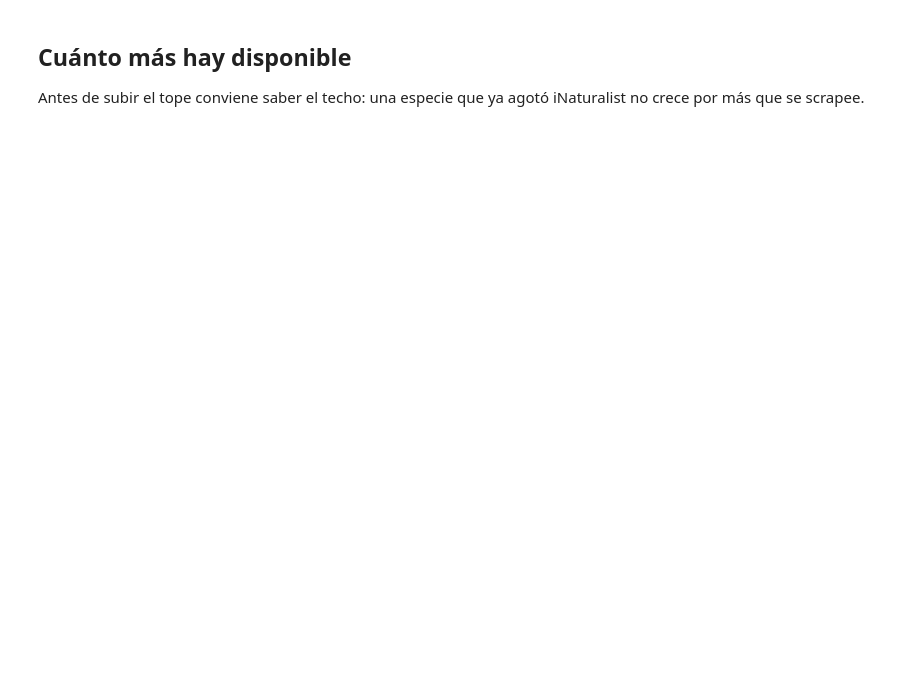
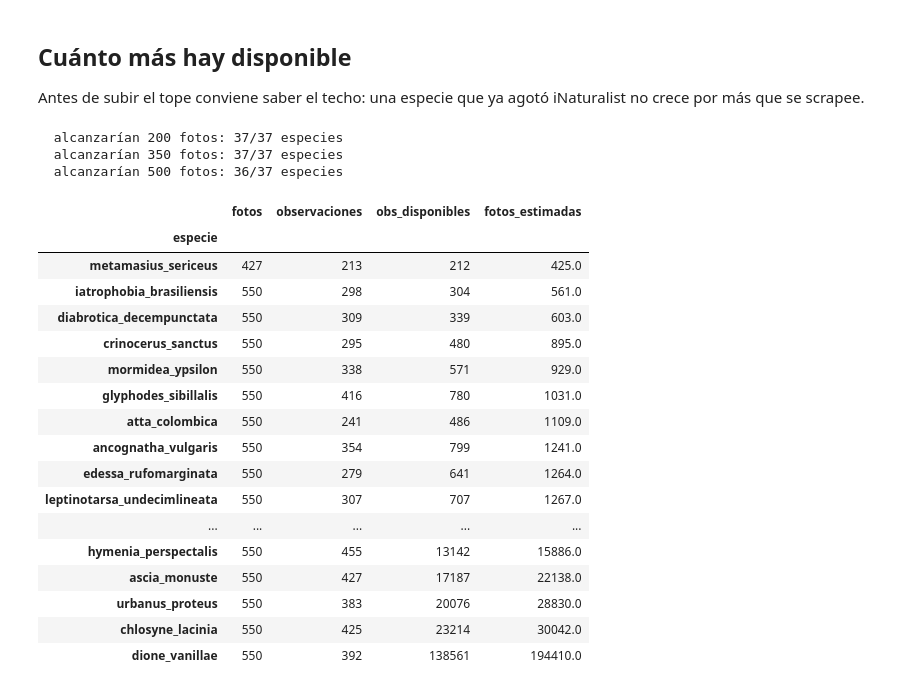
Before and after one commit to santiagoortizc/InsectDataset, a Jupyter notebook: 01_scraping.ipynb, the cells around one changed output. Drawn from its saved outputs; the diff is of its cells as text; code cells hidden in the pictures; blank space fills up the shorter version.

```diff
--- a/01_scraping.ipynb
+++ b/01_scraping.ipynb
@@ -23,8 +23,8 @@ LICENCIAS_OK = set(LICENCIAS.split(","))
 PAUSA = 0.25          # entre descargas de fotos
 PAUSA_API = 1.0       # entre llamadas a la API
 
-POR_ESPECIE = 400
-SOLO_ESPECIES = None          # {"puma_concolor"} para rellenar unas pocas
+POR_ESPECIE = 550
+SOLO_ESPECIES = None          # {"metamasius_sericeus"} para rellenar unas pocas
 INCLUIR_NO_CONFIRMADAS = False
 
 COLUMNAS = ["especie", "taxon_id", "observation_id", "photo_id", "quality_grade",
@@ -120,7 +120,7 @@ if SOLO_ESPECIES:
     especies = [e for e in especies if carpetaDe(nombreCorto(e["name"])) in SOLO_ESPECIES]
 
 sesion = requests.Session()
-sesion.headers["User-Agent"] = "mammal-dataset/1.0"
+sesion.headers["User-Agent"] = "insectos-plaga-dataset/1.0"
 
 filas = leerCsv(METADATA)
 caidas = []
@@ -193,14 +226,36 @@ iNaturalist no crece por más que se scrapee.
 # %%
 techos = {}
 for especie, fila in porEspecie.iterrows():
     taxon = meta[meta.especie == especie].taxon_id.iloc[0]
     techos[especie] = disponibilidad(sesion, int(taxon))
     time.sleep(PAUSA_API)
 
 porEspecie["obs_disponibles"] = pd.Series(techos)
 porEspecie["fotos_estimadas"] = (porEspecie.obs_disponibles
                                  * porEspecie.fotos / porEspecie.observaciones).round()
 for tope in (200, 350, 500):
     n = (porEspecie.fotos_estimadas >= tope).sum()
     print(f"  alcanzarían {tope} fotos: {n}/{len(porEspecie)} especies")
-porEspecie.nsmallest(10, "fotos_estimadas")
+porEspecie.nsmallest(40, "fotos_estimadas")
+# %% [output]
+  alcanzarían 200 fotos: 37/37 especies
+  alcanzarían 350 fotos: 37/37 especies
+  alcanzarían 500 fotos: 36/37 especies
+|  | fotos | observaciones | obs_disponibles | fotos_estimadas |
+| especie |  |  |  |  |
+| metamasius_sericeus | 427 | 213 | 212 | 425.0 |
+| iatrophobia_brasiliensis | 550 | 298 | 304 | 561.0 |
+| diabrotica_decempunctata | 550 | 309 | 339 | 603.0 |
+| crinocerus_sanctus | 550 | 295 | 480 | 895.0 |
+| mormidea_ypsilon | 550 | 338 | 571 | 929.0 |
+| glyphodes_sibillalis | 550 | 416 | 780 | 1031.0 |
+| atta_colombica | 550 | 241 | 486 | 1109.0 |
+| ancognatha_vulgaris | 550 | 354 | 799 | 1241.0 |
+| edessa_rufomarginata | 550 | 279 | 641 | 1264.0 |
+| leptinotarsa_undecimlineata | 550 | 307 | 707 | 1267.0 |
+| ... | ... | ... | ... | ... |
+| hymenia_perspectalis | 550 | 455 | 13142 | 15886.0 |
+| ascia_monuste | 550 | 427 | 17187 | 22138.0 |
+| urbanus_proteus | 550 | 383 | 20076 | 28830.0 |
+| chlosyne_lacinia | 550 | 425 | 23214 | 30042.0 |
+| dione_vanillae | 550 | 392 | 138561 | 194410.0 |
```
Also changed, not shown: parts of 3 cells of this notebook, 14 other files.
